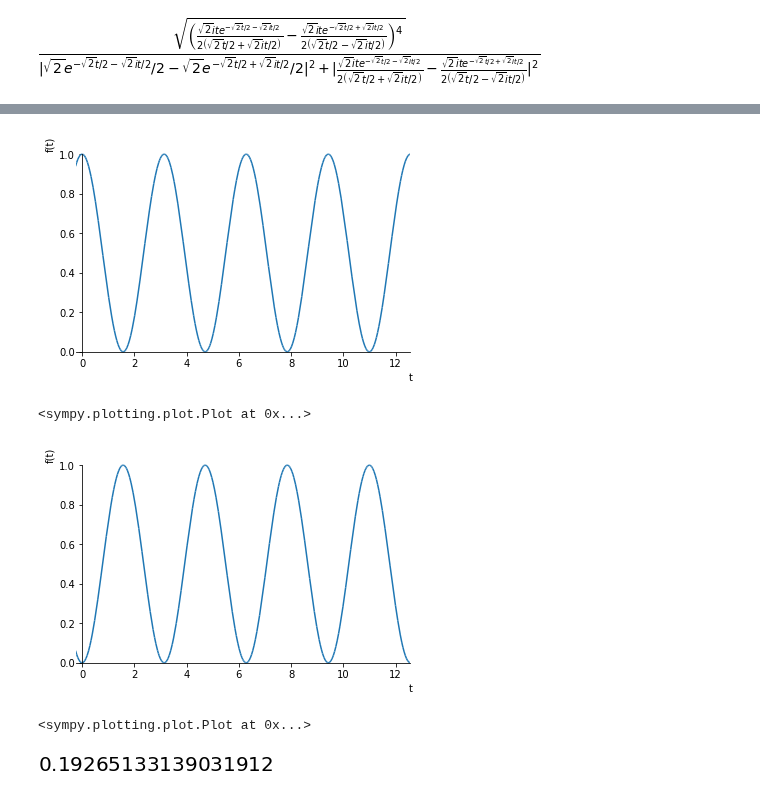
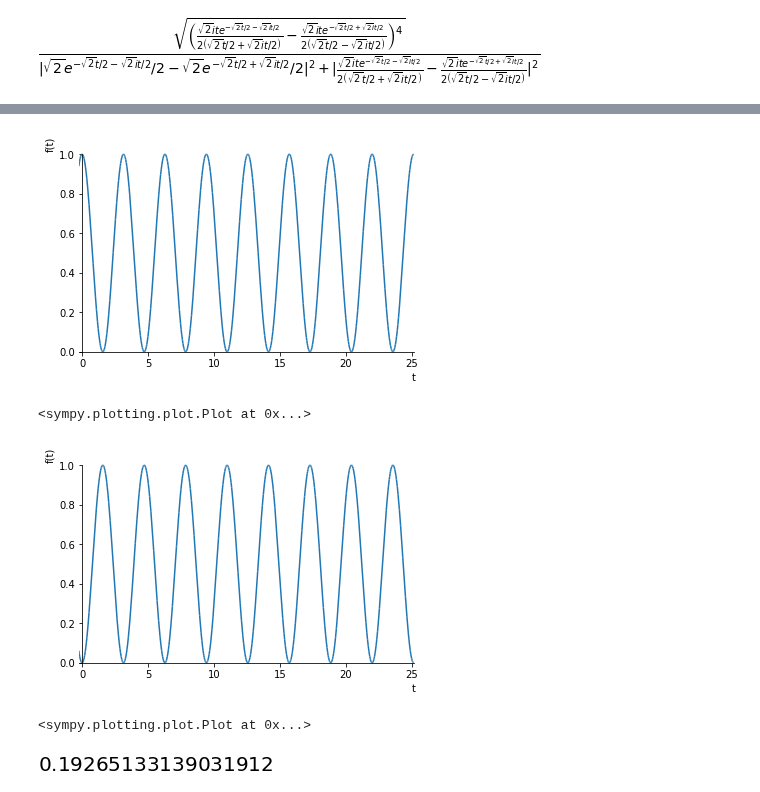
Before and after one commit to gderosa/timeq, a Jupyter notebook: comp/jupyter/detect.ipynb, the cells around one changed output, grey strips where cells are left out. Saved outputs shown, nothing was run; the diff lists cells and outputs as text; code cells hidden in the pictures.

```diff
--- a/comp/jupyter/detect.ipynb
+++ b/comp/jupyter/detect.ipynb
@@ -104,14 +109,14 @@ def prob_0_unitary(t):
 def prob_1_unitary(t):
     return abs(unitary_psi(t)[1]**2)
 # %%
-plot(prob_0_unitary(t),(t, -0.25, 4*pi))
+plot(prob_0_unitary(t),(t, -0.25, 8*pi))
 # %% [output]
-[figure, old version]
+[figure, new version]
 <sympy.plotting.plot.Plot at 0x...>
 # %%
-plot(prob_1_unitary(t),(t, -0.25, 4*pi))
+plot(prob_1_unitary(t),(t, -0.25, 8*pi))
 # %% [output]
-[figure, old version]
+[figure, new version]
 <sympy.plotting.plot.Plot at 0x...>
 # %%
 lossy_norm_n = lambdify(t, lossy_norm(t), "numpy")
```
Also changed, not shown: parts of 6 cells of this notebook.
